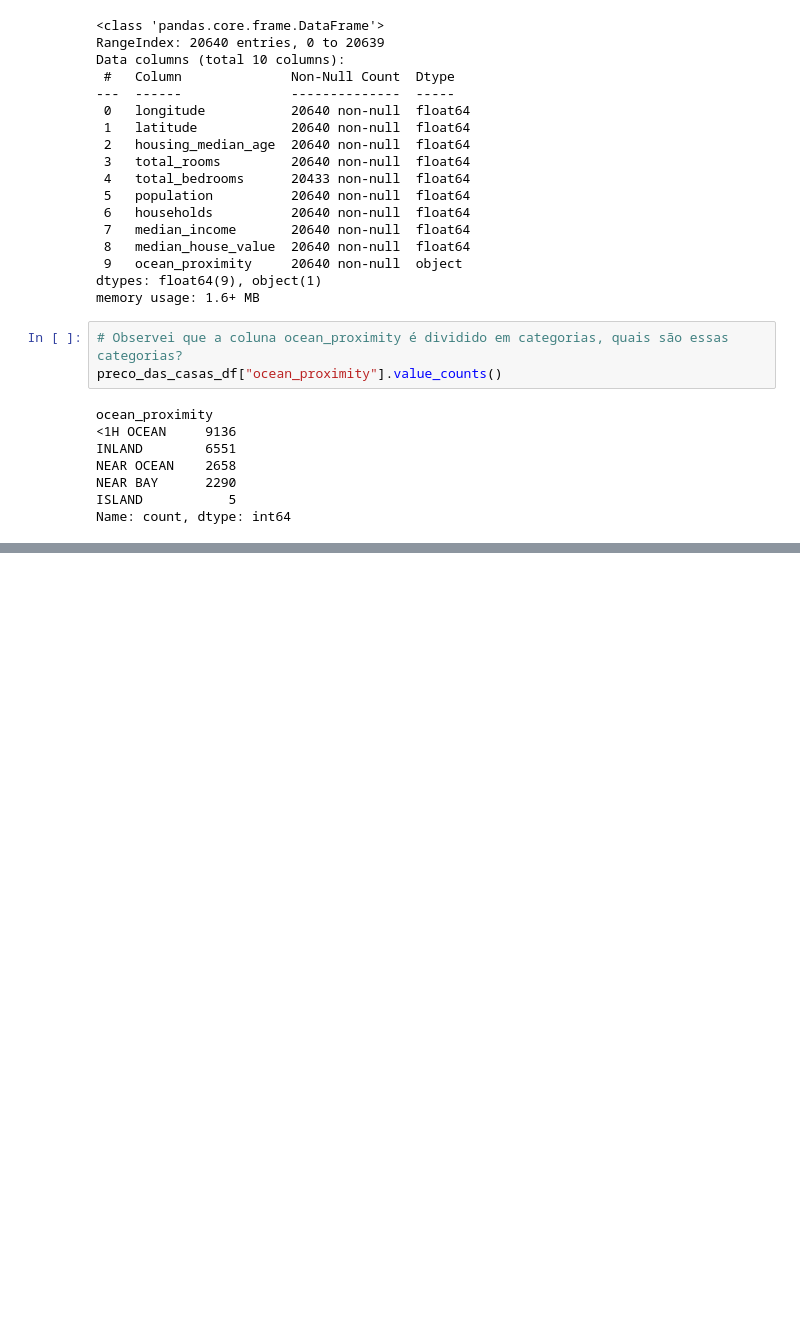
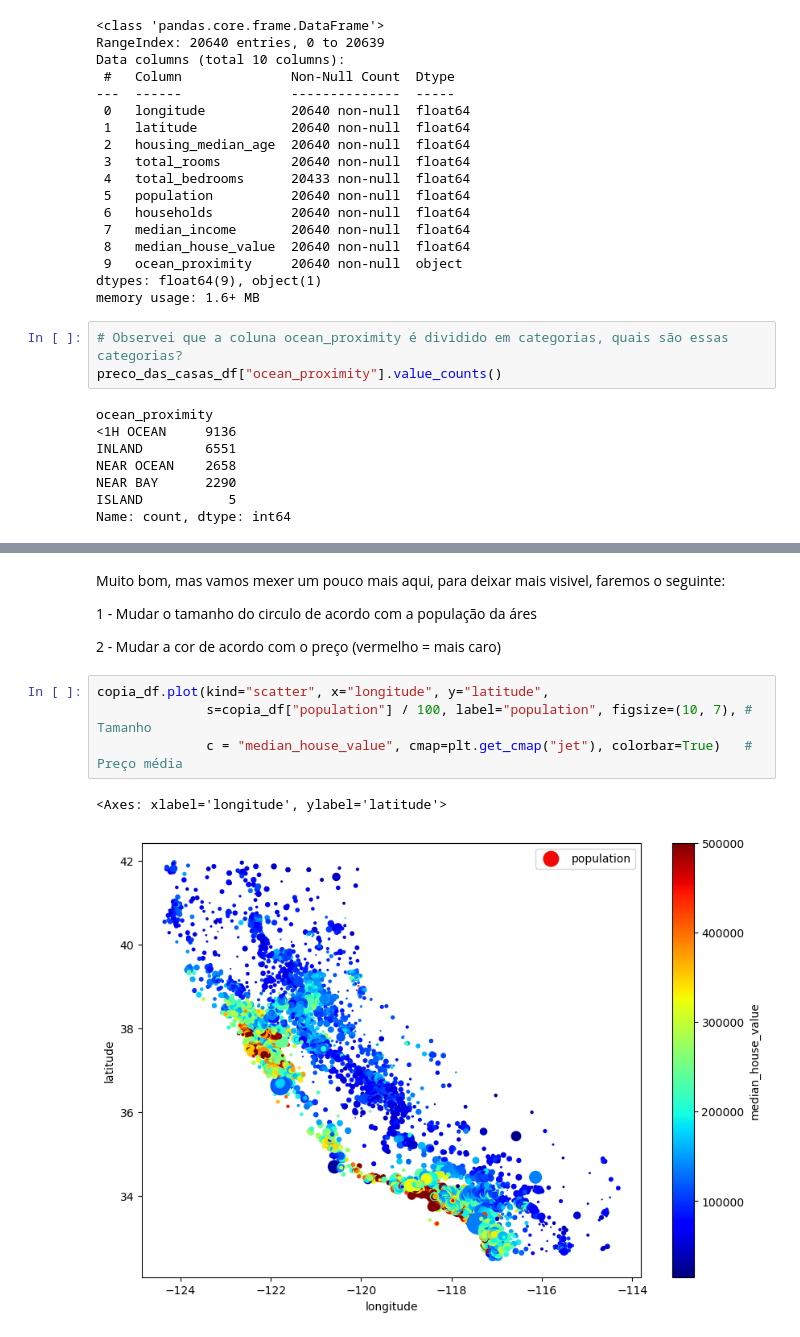
Before and after one commit to SavioCartaxo/IA_ScikitLearn_Keras_TensorFlow, a Jupyter notebook: housing.ipynb, the cells around one changed output, grey strips where cells are left out. Cells and saved outputs as stored; diff of their text form; blank space fills up the shorter version.

```diff
--- a/housing.ipynb
+++ b/housing.ipynb
@@ -58,0 +154,13 @@ plt.show()
+# %% [markdown]
+Muito bom, mas vamos mexer um pouco mais aqui, para deixar mais visivel, faremos o seguinte:
+
+1 - Mudar o tamanho do circulo de acordo com a população da áres
+
+2 - Mudar a cor de acordo com o preço (vermelho = mais caro)
+# %%
+copia_df.plot(kind="scatter", x="longitude", y="latitude",
+              s=copia_df["population"] / 100, label="population", figsize=(10, 7), # Tamanho
+              c = "median_house_value", cmap=plt.get_cmap("jet"), colorbar=True)   # Preço média
+# %% [output]
+<Axes: xlabel='longitude', ylabel='latitude'>
+[figure, added]
```
Also changed, not shown: parts of 17 cells of this notebook.
